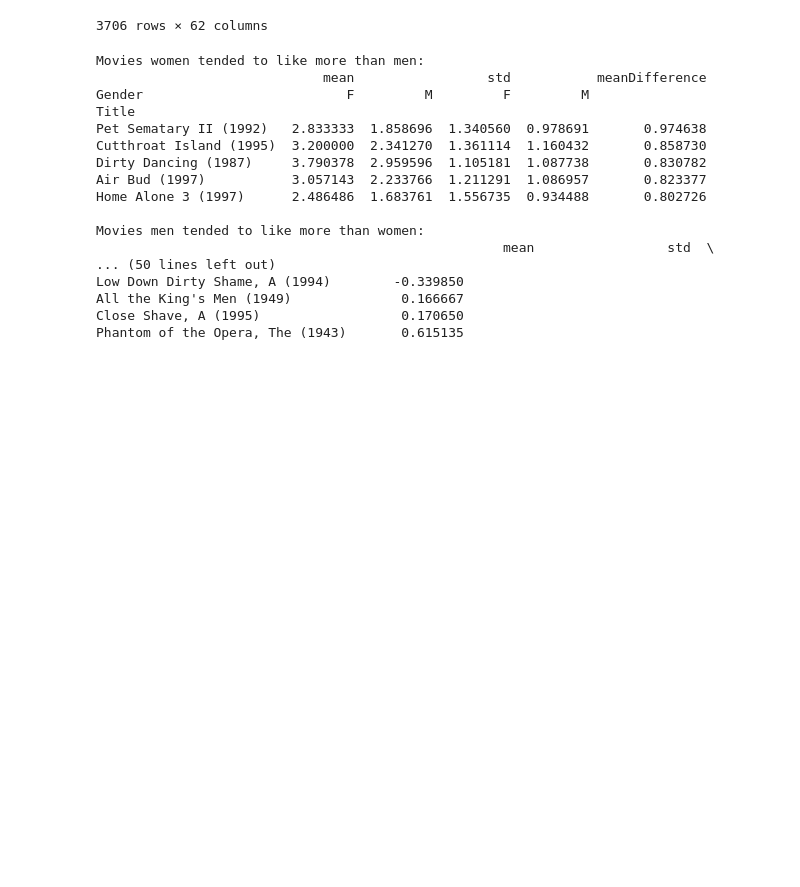
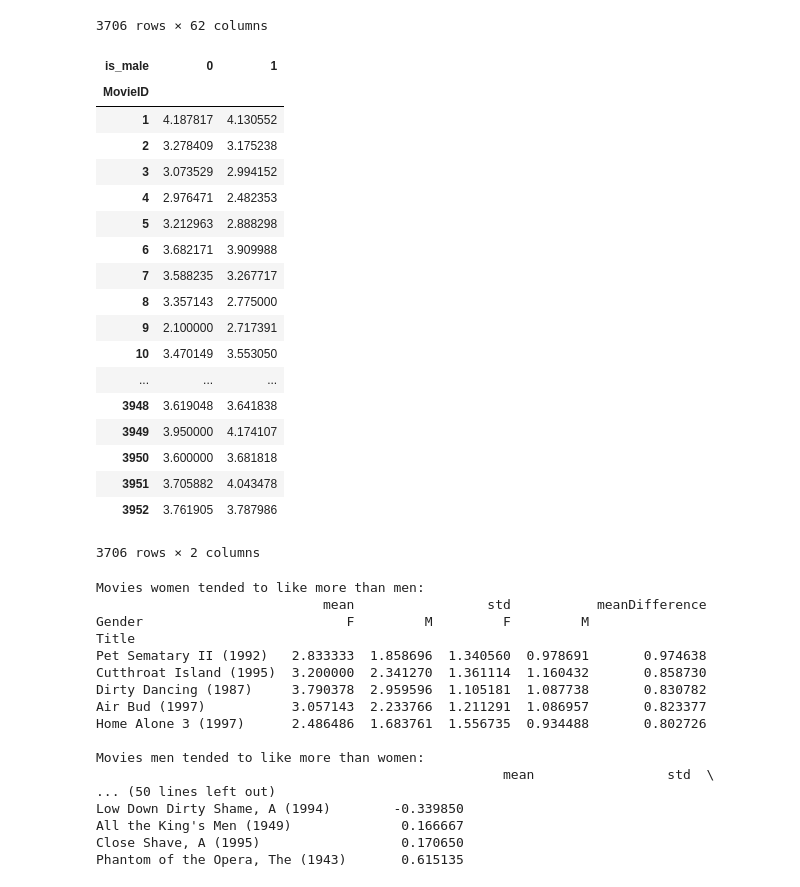
Before and after one commit to learn-co-students/intro-datascience-workshop-dumbo-web-080519, a Jupyter notebook: weekend2/lessons/Lesson 5 - Advanced data manipulation and an intro to ML using Pandas.ipynb, the cells around one changed output. Saved outputs shown, nothing was run; the diff lists cells and outputs as text; code cells hidden in the pictures; blank space fills up the shorter version.

```diff
--- a/weekend2/lessons/Lesson 5 - Advanced data manipulation and an intro to ML using Pandas.ipynb
+++ b/weekend2/lessons/Lesson 5 - Advanced data manipulation and an intro to ML using Pandas.ipynb
@@ -322,3 +320,25 @@ allTransformedData.groupby([]"MovieID").agg(lambda x: float(np.sum(x))/float(np.
+# %%
+allTransformedData.groupby(["MovieID","is_male"])["Rating"].agg(np.mean).unstack()
+# %% [output]
+| is_male | 0 | 1 |
+| MovieID |  |  |
+| 1 | 4.187817 | 4.130552 |
+| 2 | 3.278409 | 3.175238 |
+| 3 | 3.073529 | 2.994152 |
+| 4 | 2.976471 | 2.482353 |
+| 5 | 3.212963 | 2.888298 |
+| 6 | 3.682171 | 3.909988 |
+| 7 | 3.588235 | 3.267717 |
+| 8 | 3.357143 | 2.775000 |
+| 9 | 2.100000 | 2.717391 |
+| 10 | 3.470149 | 3.553050 |
+| ... | ... | ... |
+| 3948 | 3.619048 | 3.641838 |
+| 3949 | 3.950000 | 4.174107 |
+| 3950 | 3.600000 | 3.681818 |
+| 3951 | 3.705882 | 4.043478 |
+| 3952 | 3.761905 | 3.787986 |
+3706 rows × 2 columns
 # %%
 statsByGender = mostReviewedMoviesData.pivot_table("Rating", index="Title",columns="Gender",aggfunc = [np.mean,np.std]) #get per-gender avg, std of ratings per movie
 # %%
```
Also changed, not shown: parts of 1 cell of this notebook.
